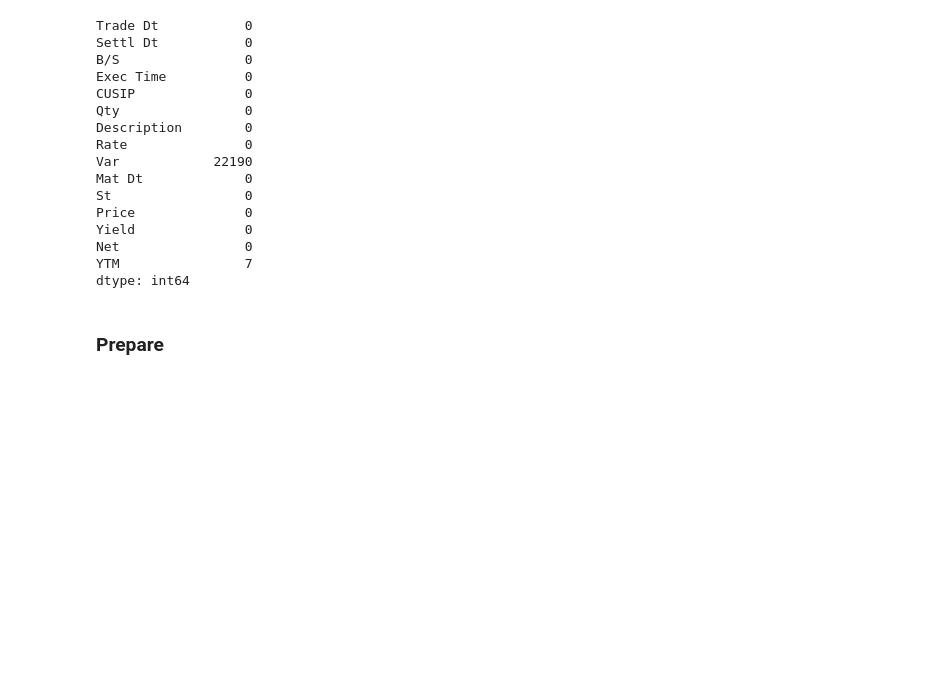
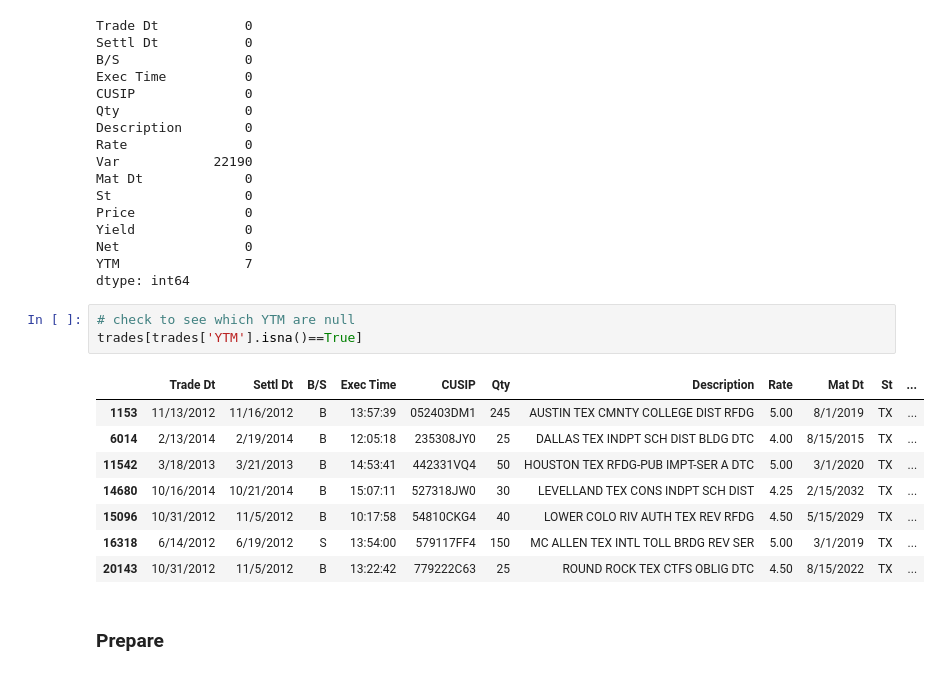
Before and after one commit to albertopuentes/small-side-projects, a Jupyter notebook: TX_trades.ipynb, the cells around one changed output. Saved outputs shown, nothing was run; the diff lists cells and outputs as text; blank space fills up the shorter version.

```diff
--- a/TX_trades.ipynb
+++ b/TX_trades.ipynb
@@ -60,6 +60,18 @@ Yield              0
 Net                0
 YTM                7
 dtype: int64
+# %%
+# check to see which YTM are null
+trades[trades['YTM'].isna()==True]
+# %% [output]
+|  | Trade Dt | Settl Dt | B/S | Exec Time | CUSIP | Qty | Description | Rate | Mat Dt | St | ... |
+| 1153 | 11/13/2012 | 11/16/2012 | B | 13:57:39 | 052403DM1 | 245 | AUSTIN TEX CMNTY COLLEGE DIST RFDG | 5.00 | 8/1/2019 | TX | ... |
+| 6014 | 2/13/2014 | 2/19/2014 | B | 12:05:18 | 235308JY0 | 25 | DALLAS TEX INDPT SCH DIST BLDG DTC | 4.00 | 8/15/2015 | TX | ... |
+| 11542 | 3/18/2013 | 3/21/2013 | B | 14:53:41 | 442331VQ4 | 50 | HOUSTON TEX RFDG-PUB IMPT-SER A DTC | 5.00 | 3/1/2020 | TX | ... |
+| 14680 | 10/16/2014 | 10/21/2014 | B | 15:07:11 | 527318JW0 | 30 | LEVELLAND TEX CONS INDPT SCH DIST | 4.25 | 2/15/2032 | TX | ... |
+| 15096 | 10/31/2012 | 11/5/2012 | B | 10:17:58 | 54810CKG4 | 40 | LOWER COLO RIV AUTH TEX REV RFDG | 4.50 | 5/15/2029 | TX | ... |
+| 16318 | 6/14/2012 | 6/19/2012 | S | 13:54:00 | 579117FF4 | 150 | MC ALLEN TEX INTL TOLL BRDG REV SER | 5.00 | 3/1/2019 | TX | ... |
+| 20143 | 10/31/2012 | 11/5/2012 | B | 13:22:42 | 779222C63 | 25 | ROUND ROCK TEX CTFS OBLIG DTC | 4.50 | 8/15/2022 | TX | ... |
 # %% [markdown]
 ### Prepare
 # %%
```
Also changed, not shown: parts of 1 cell of this notebook.
